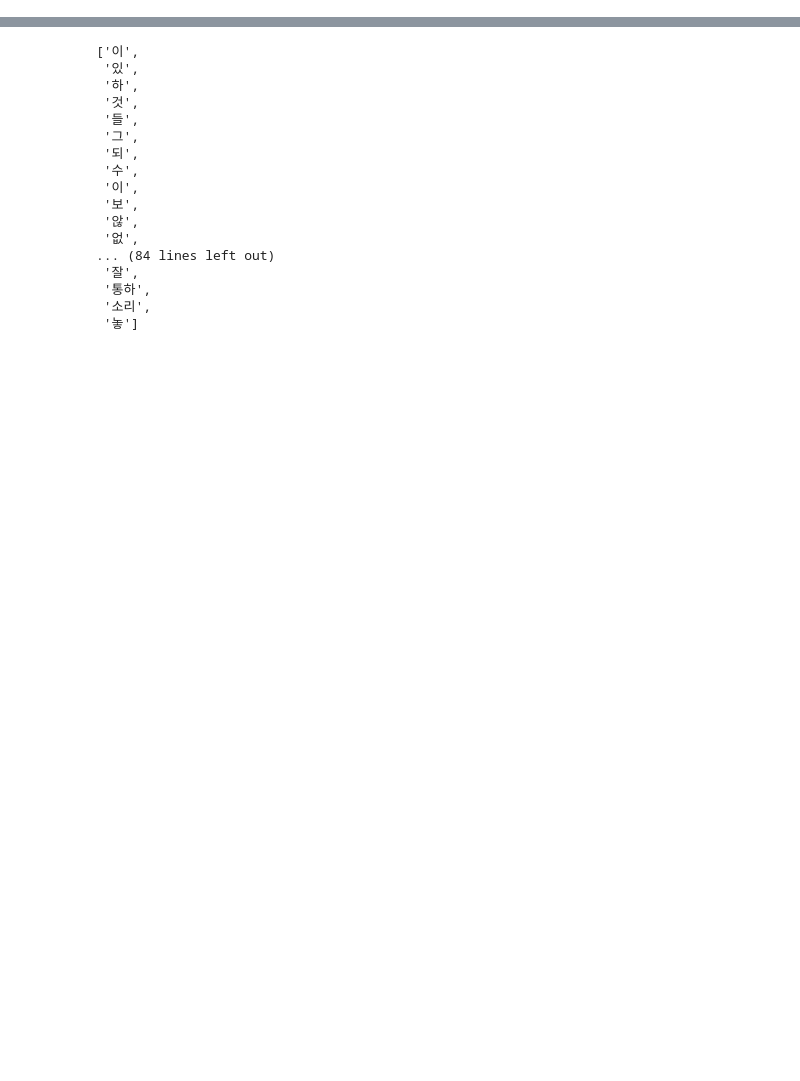
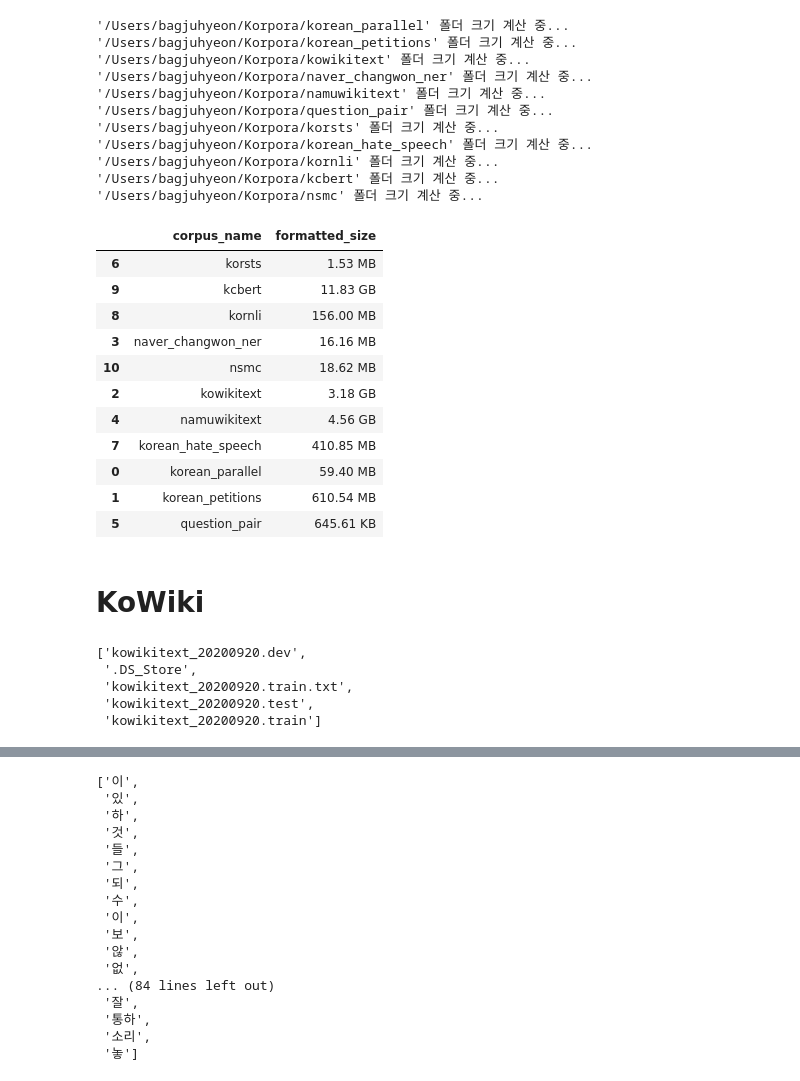
Before and after one commit to irregular6612/w2v-visualization, a Jupyter notebook: main.ipynb, the cells around one changed output, grey strips where cells are left out. Saved outputs shown, nothing was run; the diff lists cells and outputs as text; code cells hidden in the pictures; blank space fills up the shorter version.

```diff
--- a/main.ipynb
+++ b/main.ipynb
@@ -56,0 +68,55 @@ corpus = Korpora.load("korsts")
+# %%
+# 다운로드 한 폴더 경로에서 corpus 목록 및 크기 정보 확인.
+import os
+from folder_size import get_folder_info
+filePath = "/Users/bagjuhyeon/Korpora"
+
+corpus_sizes = []
+corpus_names = []
+for corpus_name in os.listdir(filePath):
+    corpus_path = os.path.join(filePath, corpus_name)
+
+    if os.path.isdir(corpus_path):
+        size = get_folder_info(corpus_path)['formatted_size']
+        corpus_sizes.append(size)
+        corpus_names.append(corpus_name)
+
+corpusInfoDf = pd.DataFrame({'corpus_name': corpus_names, 'formatted_size': corpus_sizes})
+corpusInfoDf.sort_values(by='formatted_size', ascending=True, inplace=True)
+
+corpusInfoDf
+# %% [output]
+'/Users/bagjuhyeon/Korpora/korean_parallel' 폴더 크기 계산 중...
+'/Users/bagjuhyeon/Korpora/korean_petitions' 폴더 크기 계산 중...
+'/Users/bagjuhyeon/Korpora/kowikitext' 폴더 크기 계산 중...
+'/Users/bagjuhyeon/Korpora/naver_changwon_ner' 폴더 크기 계산 중...
+'/Users/bagjuhyeon/Korpora/namuwikitext' 폴더 크기 계산 중...
+'/Users/bagjuhyeon/Korpora/question_pair' 폴더 크기 계산 중...
+'/Users/bagjuhyeon/Korpora/korsts' 폴더 크기 계산 중...
+'/Users/bagjuhyeon/Korpora/korean_hate_speech' 폴더 크기 계산 중...
+'/Users/bagjuhyeon/Korpora/kornli' 폴더 크기 계산 중...
+'/Users/bagjuhyeon/Korpora/kcbert' 폴더 크기 계산 중...
+'/Users/bagjuhyeon/Korpora/nsmc' 폴더 크기 계산 중...
+|  | corpus_name | formatted_size |
+| 6 | korsts | 1.53 MB |
+| 9 | kcbert | 11.83 GB |
+| 8 | kornli | 156.00 MB |
+| 3 | naver_changwon_ner | 16.16 MB |
+| 10 | nsmc | 18.62 MB |
+| 2 | kowikitext | 3.18 GB |
+| 4 | namuwikitext | 4.56 GB |
+| 7 | korean_hate_speech | 410.85 MB |
+| 0 | korean_parallel | 59.40 MB |
+| 1 | korean_petitions | 610.54 MB |
+| 5 | question_pair | 645.61 KB |
+# %% [markdown]
+# KoWiki
+# %%
+kowiki_path = os.path.join(filePath, "kowikitext")
+os.listdir(kowiki_path)
+# %% [output]
+['kowikitext_20200920.dev',
+ '.DS_Store',
+ 'kowikitext_20200920.train.txt',
+ 'kowikitext_20200920.test',
+ 'kowikitext_20200920.train']
```
Also changed, not shown: parts of 36 cells of this notebook, 18 other files.
